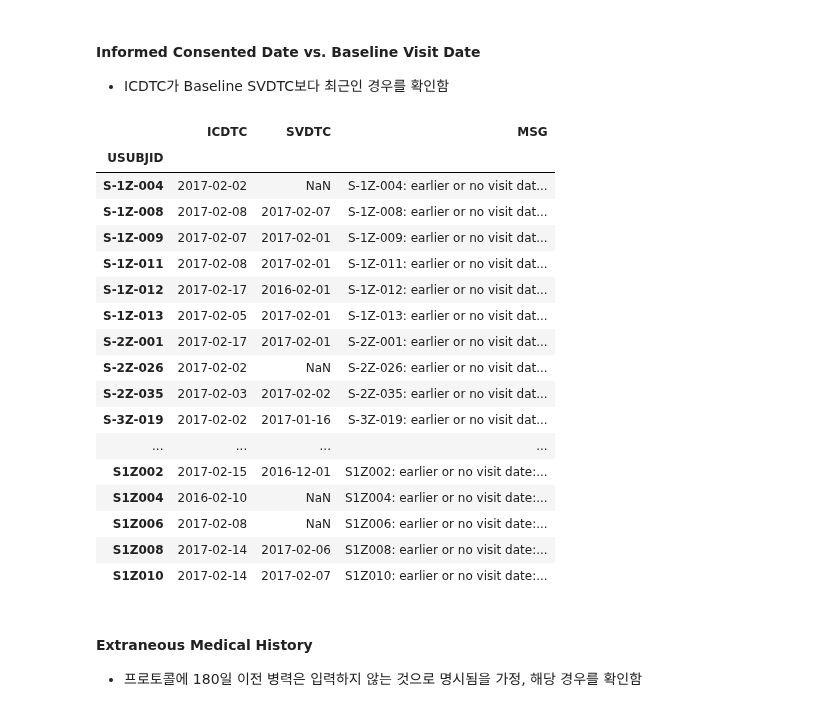
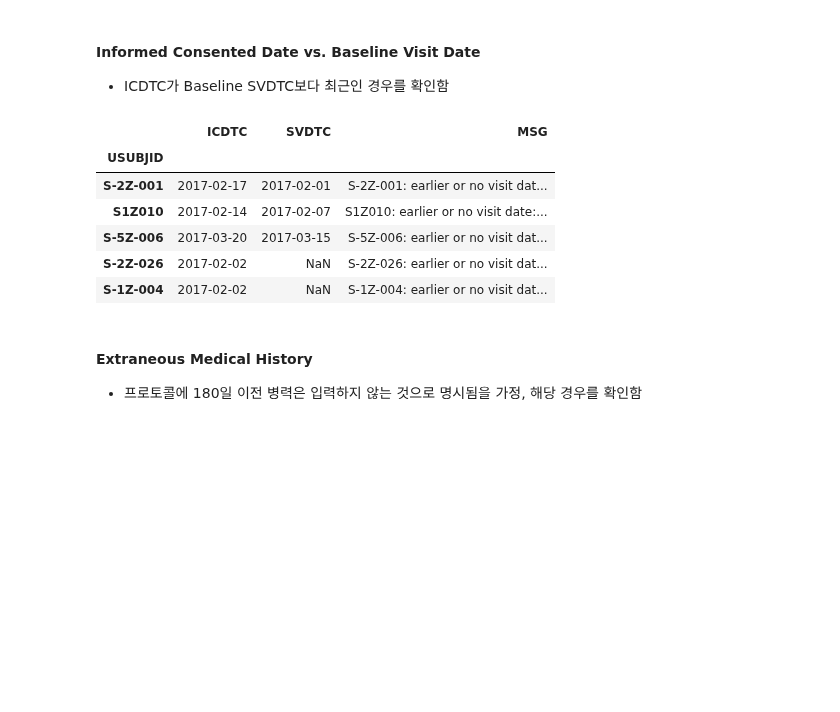
Before and after one commit to beeseosil/pub, a Jupyter notebook: ct/dmc.ipynb, the cells around one changed output. Saved outputs shown, nothing was run; the diff lists cells and outputs as text; code cells hidden in the pictures; blank space fills up the shorter version.

```diff
--- a/ct/dmc.ipynb
+++ b/ct/dmc.ipynb
@@ -333,40 +409,29 @@ aecmwd.set_index("USUBJID")
 # %%
 _=sas.submit("""
 proc sql;
 create table ENSV as
 select EN.SUBJID as USUBJID,EN.ICDTC,SV.SVDTC
 from CUBEDEMO.EN as EN
 left join CUBEDEMO.SV as SV on (EN.SUBJID=SV.SUBJID and SV.VISIT=1)
 ;
 create table ENSV as
 select *,""||trim(USUBJID)||": earlier or no visit date: "||trim(ICDTC)||", "||trim(SVDTC)||"" as MSG
 from ENSV
 where ICDTC > SVDTC
 order by USUBJID
 ;
 run;
 """)
 ensv=sas.sd2df("ENSV").set_index("USUBJID")
-ensv
+ensv.sample(5)
 # %% [output]
 |  | ICDTC | SVDTC | MSG |
 | USUBJID |  |  |  |
+| S-2Z-001 | 2017-02-17 | 2017-02-01 | S-2Z-001: earlier or no visit dat... |
+| S1Z010 | 2017-02-14 | 2017-02-07 | S1Z010: earlier or no visit date:... |
+| S-5Z-006 | 2017-03-20 | 2017-03-15 | S-5Z-006: earlier or no visit dat... |
+| S-2Z-026 | 2017-02-02 | NaN | S-2Z-026: earlier or no visit dat... |
 | S-1Z-004 | 2017-02-02 | NaN | S-1Z-004: earlier or no visit dat... |
-| S-1Z-008 | 2017-02-08 | 2017-02-07 | S-1Z-008: earlier or no visit dat... |
-| S-1Z-009 | 2017-02-07 | 2017-02-01 | S-1Z-009: earlier or no visit dat... |
-| S-1Z-011 | 2017-02-08 | 2017-02-01 | S-1Z-011: earlier or no visit dat... |
-| S-1Z-012 | 2017-02-17 | 2016-02-01 | S-1Z-012: earlier or no visit dat... |
-| S-1Z-013 | 2017-02-05 | 2017-02-01 | S-1Z-013: earlier or no visit dat... |
-| S-2Z-001 | 2017-02-17 | 2017-02-01 | S-2Z-001: earlier or no visit dat... |
-| S-2Z-026 | 2017-02-02 | NaN | S-2Z-026: earlier or no visit dat... |
-| S-2Z-035 | 2017-02-03 | 2017-02-02 | S-2Z-035: earlier or no visit dat... |
-| S-3Z-019 | 2017-02-02 | 2017-01-16 | S-3Z-019: earlier or no visit dat... |
-| ... | ... | ... | ... |
-| S1Z002 | 2017-02-15 | 2016-12-01 | S1Z002: earlier or no visit date:... |
-| S1Z004 | 2016-02-10 | NaN | S1Z004: earlier or no visit date:... |
-| S1Z006 | 2017-02-08 | NaN | S1Z006: earlier or no visit date:... |
-| S1Z008 | 2017-02-14 | 2017-02-06 | S1Z008: earlier or no visit date:... |
-| S1Z010 | 2017-02-14 | 2017-02-07 | S1Z010: earlier or no visit date:... |
 # %% [markdown]
 #### Extraneous Medical History
 * 프로토콜에 180일 이전 병력은 입력하지 않는 것으로 명시됨을 가정, 해당 경우를 확인함
```
Also changed, not shown: parts of 13 cells of this notebook.
